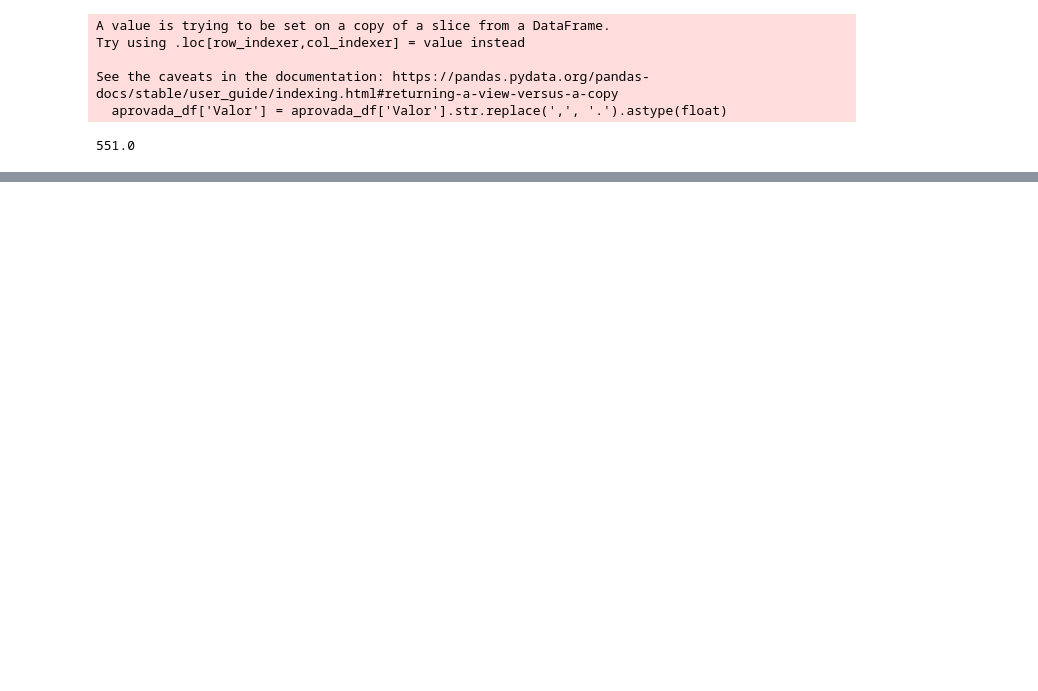
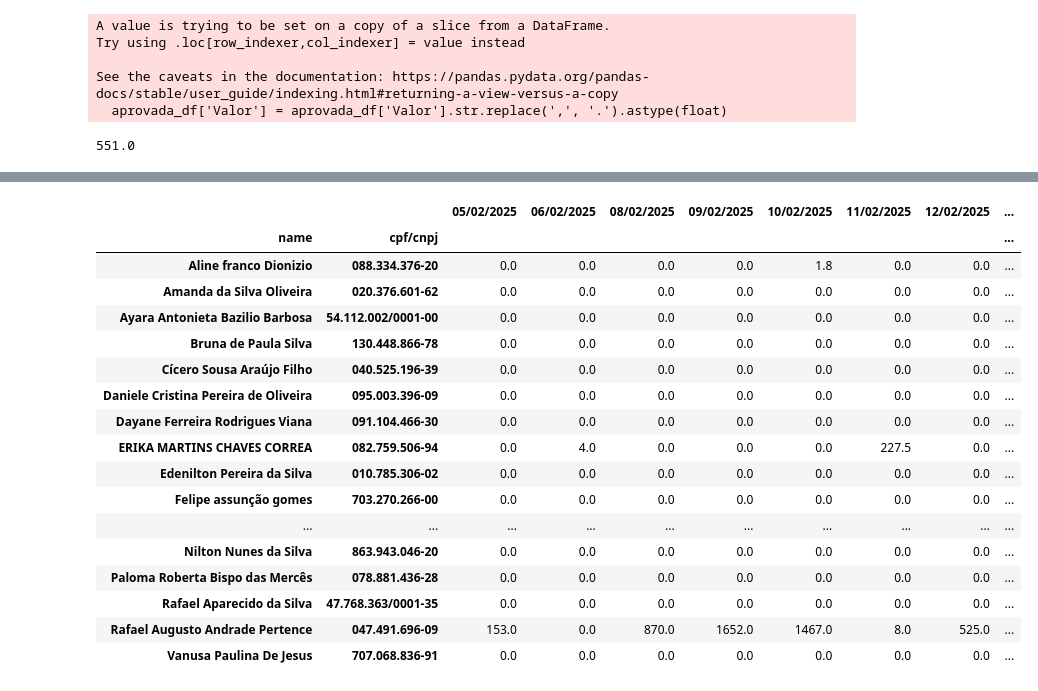
Before and after one commit to vitormartinsc/inter-scraping, a Jupyter notebook: Untitled.ipynb, the cells around one changed output, grey strips where cells are left out. Drawn from its saved outputs; the diff is of its cells as text; code cells hidden in the pictures; blank space fills up the shorter version.

```diff
--- a/Untitled.ipynb
+++ b/Untitled.ipynb
@@ -206,0 +283,2 @@ df
+# %%
+df3.columns = [pd.to_datetime(date).strftime('%d/%m/%Y') for date in df3.columns]
@@ -206,0 +287,23 @@ df
+# %%
+df3 = df3.fillna(0)
+# %%
+df3
+# %% [output]
+|  |  | 05/02/2025 | 06/02/2025 | 08/02/2025 | 09/02/2025 | 10/02/2025 | 11/02/2025 | 12/02/2025 | ... |
+| name | cpf/cnpj |  |  |  |  |  |  |  | ... |
+| Aline franco Dionizio | 088.334.376-20 | 0.0 | 0.0 | 0.0 | 0.0 | 1.8 | 0.0 | 0.0 | ... |
+| Amanda da Silva Oliveira | 020.376.601-62 | 0.0 | 0.0 | 0.0 | 0.0 | 0.0 | 0.0 | 0.0 | ... |
+| Ayara Antonieta Bazilio Barbosa | 54.112.002/0001-00 | 0.0 | 0.0 | 0.0 | 0.0 | 0.0 | 0.0 | 0.0 | ... |
+| Bruna de Paula Silva | 130.448.866-78 | 0.0 | 0.0 | 0.0 | 0.0 | 0.0 | 0.0 | 0.0 | ... |
+| Cícero Sousa Araújo Filho | 040.525.196-39 | 0.0 | 0.0 | 0.0 | 0.0 | 0.0 | 0.0 | 0.0 | ... |
+| Daniele Cristina Pereira de Oliveira | 095.003.396-09 | 0.0 | 0.0 | 0.0 | 0.0 | 0.0 | 0.0 | 0.0 | ... |
+| Dayane Ferreira Rodrigues Viana | 091.104.466-30 | 0.0 | 0.0 | 0.0 | 0.0 | 0.0 | 0.0 | 0.0 | ... |
+| ERIKA MARTINS CHAVES CORREA | 082.759.506-94 | 0.0 | 4.0 | 0.0 | 0.0 | 0.0 | 227.5 | 0.0 | ... |
+| Edenilton Pereira da Silva | 010.785.306-02 | 0.0 | 0.0 | 0.0 | 0.0 | 0.0 | 0.0 | 0.0 | ... |
+| Felipe assunção gomes | 703.270.266-00 | 0.0 | 0.0 | 0.0 | 0.0 | 0.0 | 0.0 | 0.0 | ... |
+| ... | ... | ... | ... | ... | ... | ... | ... | ... | ... |
+| Nilton Nunes da Silva | 863.943.046-20 | 0.0 | 0.0 | 0.0 | 0.0 | 0.0 | 0.0 | 0.0 | ... |
+| Paloma Roberta Bispo das Mercês | 078.881.436-28 | 0.0 | 0.0 | 0.0 | 0.0 | 0.0 | 0.0 | 0.0 | ... |
+| Rafael Aparecido da Silva | 47.768.363/0001-35 | 0.0 | 0.0 | 0.0 | 0.0 | 0.0 | 0.0 | 0.0 | ... |
+| Rafael Augusto Andrade Pertence | 047.491.696-09 | 153.0 | 0.0 | 870.0 | 1652.0 | 1467.0 | 8.0 | 525.0 | ... |
+| Vanusa Paulina De Jesus | 707.068.836-91 | 0.0 | 0.0 | 0.0 | 0.0 | 0.0 | 0.0 | 0.0 | ... |
```
Also changed, not shown: parts of 16 cells of this notebook, 7 other files.
